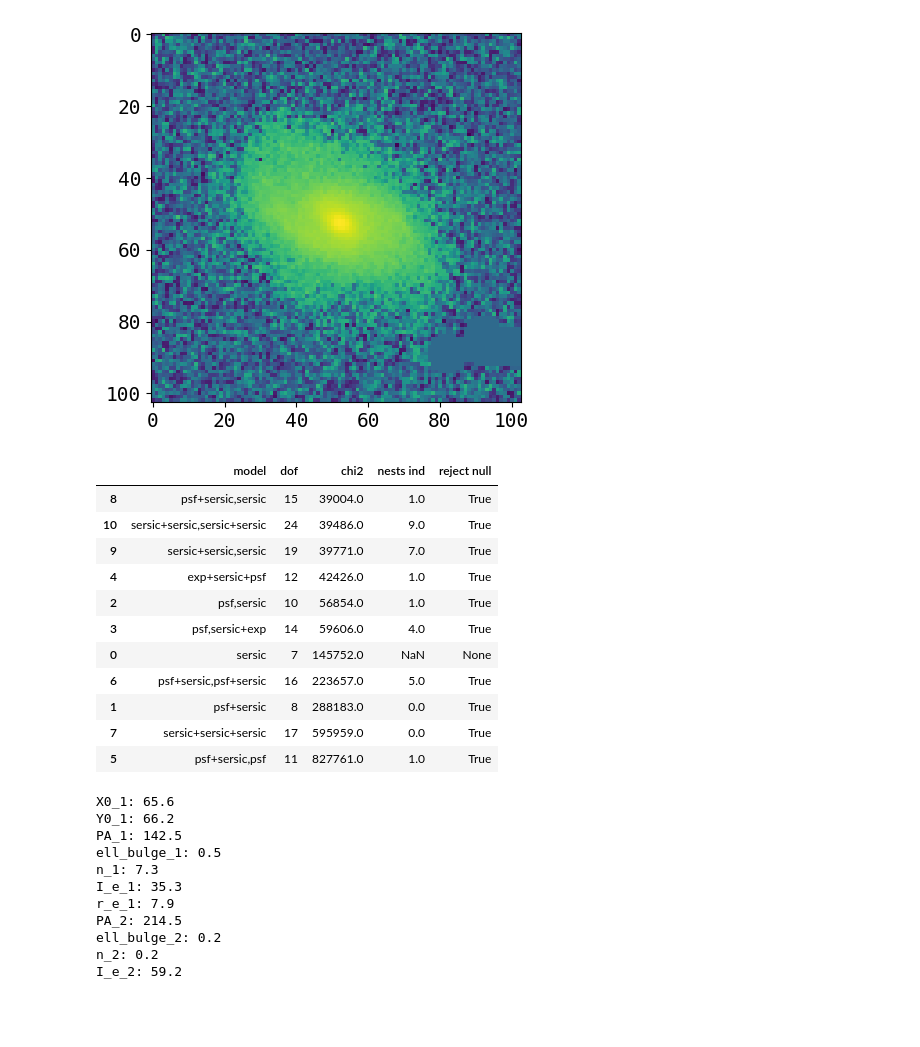
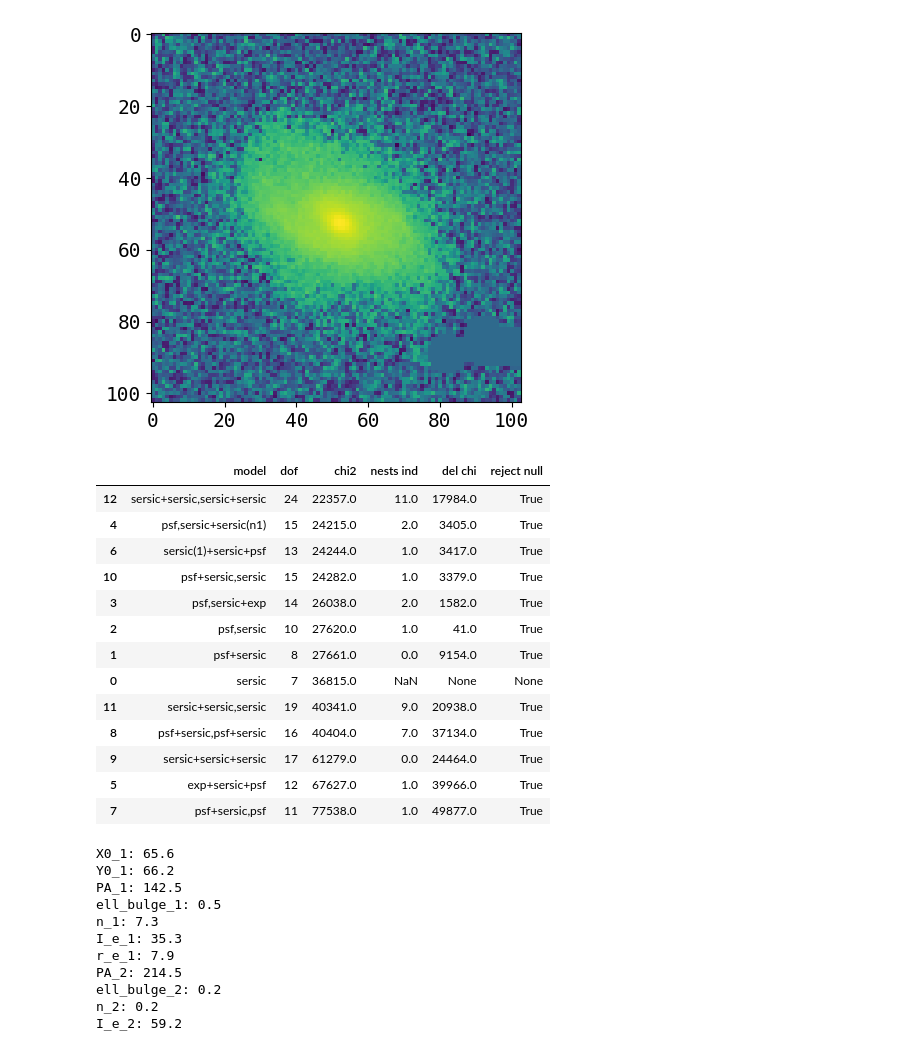
Before and after one commit to insepien/dualAGN, a Jupyter notebook: scrap_notebooks/checkFit.ipynb, the cells around one changed output. Drawn from its saved outputs; the diff is of its cells as text; code cells hidden in the pictures; blank space fills up the shorter version.

```diff
--- a/scrap_notebooks/checkFit.ipynb
+++ b/scrap_notebooks/checkFit.ipynb
@@ -549,7 +551,7 @@ imageAGN_masked = mask_image(image=imageAGN,rad=5,intens=4,agn_mask_size=50)
 # %%
 fits.writeto("~/research-data/agn-result/fit/fit_masked_n.3to6/masked_image_SS/"+on+".fits",imageAGN_masked, overwrite=True)
 # %%
-on = "J0918+1100"
+on = "J0323+0018"
 
 with open(os.path.expanduser("/home/insepien/research-data/agn-result/fit/final_fit_nb/"+on+".pkl"),"rb") as f:
     d = pickle.load(f)
@@ -847,41 +828,58 @@ r_e_4:1.47
 # %%
 from scipy.stats import chi2
 
 def cal_pval(i,j,sig_lev=0.05):
     """check if models fit equally well (null hypothesis)
         calculate p-value given 2 row indices in summary df using difference in chi2 and dof
         compare with significance level, default 0.05, to reject null"""
     del_dof = np.abs(df.loc[i,"dof"] - df.loc[j,"dof"])
     del_chi = np.abs(df.loc[i,'chi2'] - df.loc[j,'chi2'])
+    df.at[i,"del chi"] = del_chi
     df.at[i,"reject null"] = (1 - chi2.cdf(del_chi,del_dof)) < sig_lev
 
 # get chi2, model name, dof to a df
 n = len(d_fit['fitResults'])
 chisq = np.round([d_fit['fitResults'][i].fitStat for i in range(n)])
 modelnames = list(d_fit['modelNames'].keys())
 dofs = [len(d_fit['fitResults'][i].params) for i in range(n)]
 df = pd.DataFrame(data=[modelnames,dofs,chisq], index=['model', "dof",'chi2']).T
 # get index of the nested model, i.e the 9th model is nested in model of row 10, 7 nested in 9, etc.
-df['nests ind'] = [None, 0, 1, 4, 1, 1, 5, 0, 1, 7, 9]
+nest_dict = {0: None,
+            1: 0.0,
+            2: 1.0,
+            3: 2.0,
+            4: 2.0,
+            5: 1.0,
+            6: 1.0,
+            7: 1.0,
+            8: 7.0,
+            9: 0.0,
+            10: 1.0,
+            11: 9,
+            12: 11}
+df['nests ind'] = list(nest_dict.values())
 # check if model at index k fit equally well as model with index in "nests ind"
+df['del chi'] = None
 df['reject null'] = None
 for k in range(1,n):
     cal_pval(k, df.loc[k,"nests ind"])
 # sort
 df.sort_values(by='chi2')
 # %% [output]
-|  | model | dof | chi2 | nests ind | reject null |
-| 8 | psf+sersic,sersic | 15 | 39004.0 | 1.0 | True |
-| 10 | sersic+sersic,sersic+sersic | 24 | 39486.0 | 9.0 | True |
-| 9 | sersic+sersic,sersic | 19 | 39771.0 | 7.0 | True |
-| 4 | exp+sersic+psf | 12 | 42426.0 | 1.0 | True |
-| 2 | psf,sersic | 10 | 56854.0 | 1.0 | True |
-| 3 | psf,sersic+exp | 14 | 59606.0 | 4.0 | True |
-| 0 | sersic | 7 | 145752.0 | NaN | None |
-| 6 | psf+sersic,psf+sersic | 16 | 223657.0 | 5.0 | True |
-| 1 | psf+sersic | 8 | 288183.0 | 0.0 | True |
-| 7 | sersic+sersic+sersic | 17 | 595959.0 | 0.0 | True |
-| 5 | psf+sersic,psf | 11 | 827761.0 | 1.0 | True |
+|  | model | dof | chi2 | nests ind | del chi | reject null |
+| 12 | sersic+sersic,sersic+sersic | 24 | 22357.0 | 11.0 | 17984.0 | True |
+| 4 | psf,sersic+sersic(n1) | 15 | 24215.0 | 2.0 | 3405.0 | True |
+| 6 | sersic(1)+sersic+psf | 13 | 24244.0 | 1.0 | 3417.0 | True |
+| 10 | psf+sersic,sersic | 15 | 24282.0 | 1.0 | 3379.0 | True |
+| 3 | psf,sersic+exp | 14 | 26038.0 | 2.0 | 1582.0 | True |
+| 2 | psf,sersic | 10 | 27620.0 | 1.0 | 41.0 | True |
+| 1 | psf+sersic | 8 | 27661.0 | 0.0 | 9154.0 | True |
+| 0 | sersic | 7 | 36815.0 | NaN | None | None |
+| 11 | sersic+sersic,sersic | 19 | 40341.0 | 9.0 | 20938.0 | True |
+| 8 | psf+sersic,psf+sersic | 16 | 40404.0 | 7.0 | 37134.0 | True |
+| 9 | sersic+sersic+sersic | 17 | 61279.0 | 0.0 | 24464.0 | True |
+| 5 | exp+sersic+psf | 12 | 67627.0 | 1.0 | 39966.0 | True |
+| 7 | psf+sersic,psf | 11 | 77538.0 | 1.0 | 49877.0 | True |
 # %%
 # write intensity to df
 def get_magnitudes(row):
```
Also changed, not shown: parts of 7 cells of this notebook, 6 other files.
